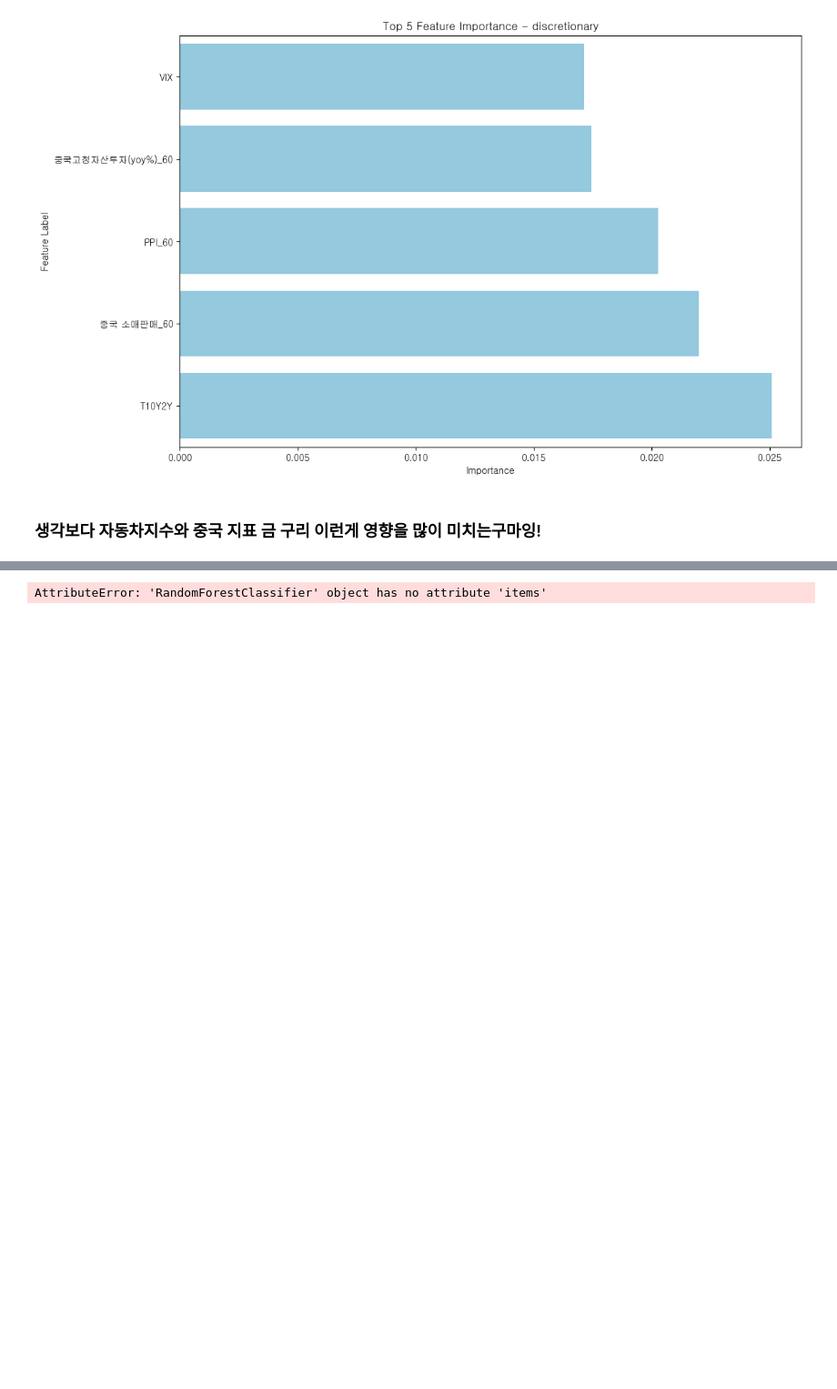
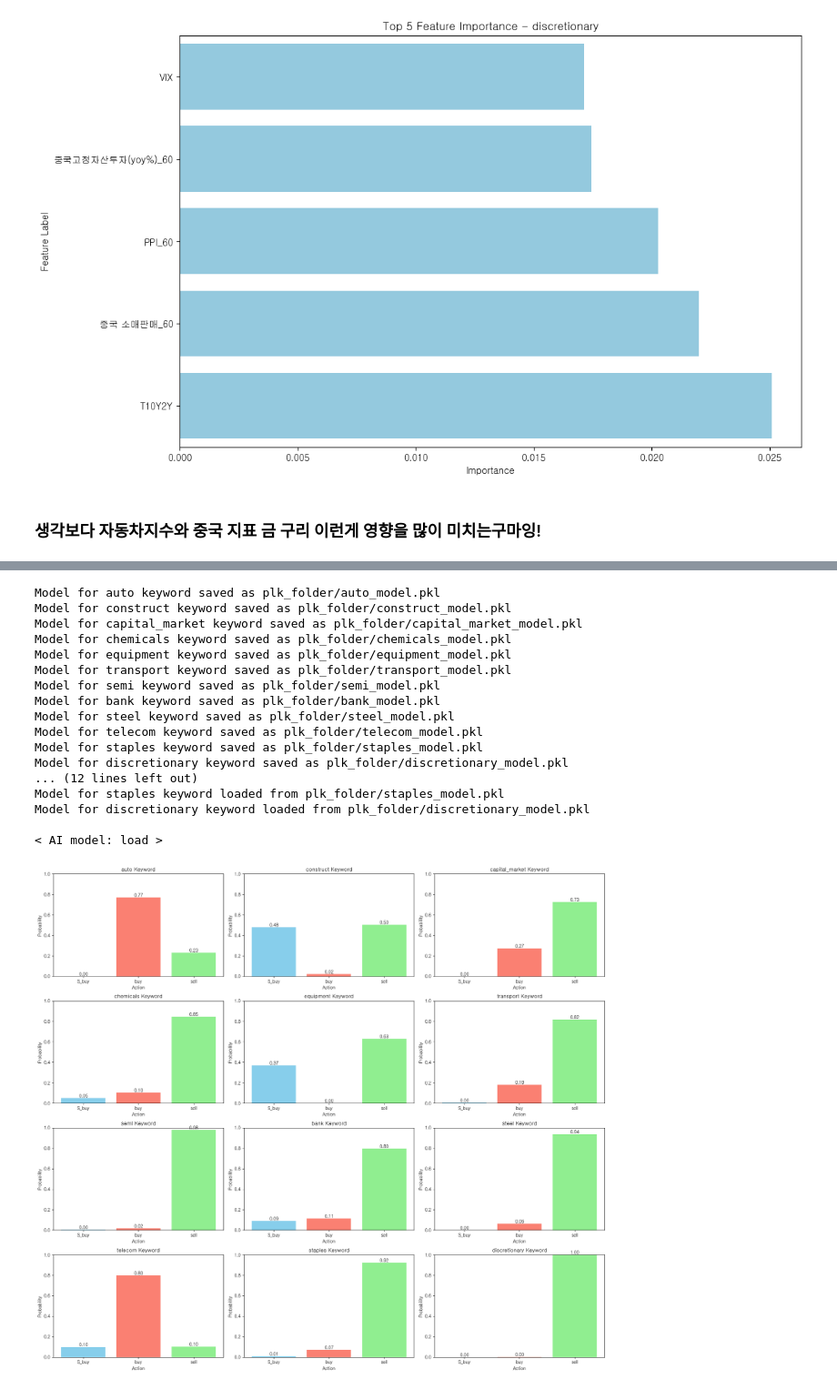
Before and after one commit to simpson000/sic_project_final, a Jupyter notebook: sic/second_compile.ipynb, the cells around one changed output, grey strips where cells are left out. Shown at 91% size. Drawn from its saved outputs; the diff is of its cells as text; code cells hidden in the pictures; blank space fills up the shorter version.

```diff
--- a/sic/second_compile.ipynb
+++ b/sic/second_compile.ipynb
@@ -752,32 +686,97 @@ Accuracy of discretionary keyword on test data: 0.8042
 # %%
 import os
+import numpy as np
+import pandas as pd
+import matplotlib.pyplot as plt
 from joblib import dump, load
-from sklearn.model_selection import GridSearchCV
+from sklearn.metrics import accuracy_score
+from sklearn.ensemble import RandomForestClassifier
 
 # 디렉토리가 없다면 생성
 if not os.path.exists('plk_folder'):
     os.makedirs('plk_folder')
 
-# 모델 저장
-for keyword, model in rfc.items():
+# 각 키워드별로 최종 모델 학습 및 모델 저장
+for keyword, data_split in data_splits.items():
+    X_train = data_split['X_train']
+    y_train = data_split['y_train']
+
+    # RandomForestClassifier 초기화
+    rfc = RandomForestClassifier(n_estimators=best_estimators_per_keyword[keyword],
+                                 max_depth=best_depths_per_keyword[keyword],
+                                 max_leaf_nodes=300,
+                                 n_jobs=-1,
+                                 random_state=0)
+
+    # 최종 모델 학습
+    rfc.fit(X_train, y_train)
+
+    # 모델 저장
     filename = f"plk_folder/{keyword}_model.pkl"
-    dump(model, filename)
+    dump(rfc, filename)
     print(f"Model for {keyword} keyword saved as {filename}")
 
 print("\n< AI model: save >")
 
 # 모델 로드
 loaded_models = {}
 
 # 각 키워드별로 모델 로드
 for keyword in keywords:
     filename = f"plk_folder/{keyword}_model.pkl"
     if os.path.exists(filename):
         loaded_models[keyword] = load(filename)
         print(f"Model for {keyword} keyword loaded from {filename}")
     else:
         print(f"Model file for {keyword} keyword does not exist: {filename}")
 
 print("\n< AI model: load >")
+
+# 각 키워드별로 S_buy, buy, sell의 확률 예측
+probabilities = {}
+for keyword, model in loaded_models.items():
+    X_test = data_splits[keyword]['X_test'][-1].reshape(1, -1)
+
+    # 각 클래스의 확률 예측
+    prob_current = model.predict_proba(X_test)
+    y_names = model.classes_
+
+    # 결과 저장
+    probabilities[keyword] = {'S_buy': prob_current[0][0], 'buy': prob_current[0][1], 'sell': prob_current[0][2]}
+
+# 그래프로 출력
+num_keywords = len(probabilities)
+num_rows = (num_keywords + 2) // 3
+num_cols = min(num_keywords, 3)
+plt.figure(figsize=(6 * num_cols, 4 * num_rows))
+
+for i, (keyword, probs) in enumerate(probabilities.items(), start=1):
+    plt.subplot(num_rows, num_cols, i)
+    plt.bar(probs.keys(), probs.values(), color=['skyblue', 'salmon', 'lightgreen'])
+    plt.title(f'{keyword} Keyword')
+    plt.xlabel('Action')
+    plt.ylabel('Probability')
+    plt.ylim(0, 1)  # Set y-axis limit from 0 to 1
+    for j, prob in enumerate(probs.values()):
+        plt.text(j, prob, f'{prob:.2f}', ha='center', va='bottom')
+plt.tight_layout()
+plt.show()
 # %% [output]
-AttributeError: 'RandomForestClassifier' object has no attribute 'items'
+Model for auto keyword saved as plk_folder/auto_model.pkl
+Model for construct keyword saved as plk_folder/construct_model.pkl
+Model for capital_market keyword saved as plk_folder/capital_market_model.pkl
+Model for chemicals keyword saved as plk_folder/chemicals_model.pkl
+Model for equipment keyword saved as plk_folder/equipment_model.pkl
+Model for transport keyword saved as plk_folder/transport_model.pkl
+Model for semi keyword saved as plk_folder/semi_model.pkl
+Model for bank keyword saved as plk_folder/bank_model.pkl
+Model for steel keyword saved as plk_folder/steel_model.pkl
+Model for telecom keyword saved as plk_folder/telecom_model.pkl
+Model for staples keyword saved as plk_folder/staples_model.pkl
+Model for discretionary keyword saved as plk_folder/discretionary_model.pkl
+... (12 lines left out)
+Model for staples keyword loaded from plk_folder/staples_model.pkl
+Model for discretionary keyword loaded from plk_folder/discretionary_model.pkl
+
+< AI model: load >
+[figure, added]
```
Also changed, not shown: parts of 15 cells of this notebook.
